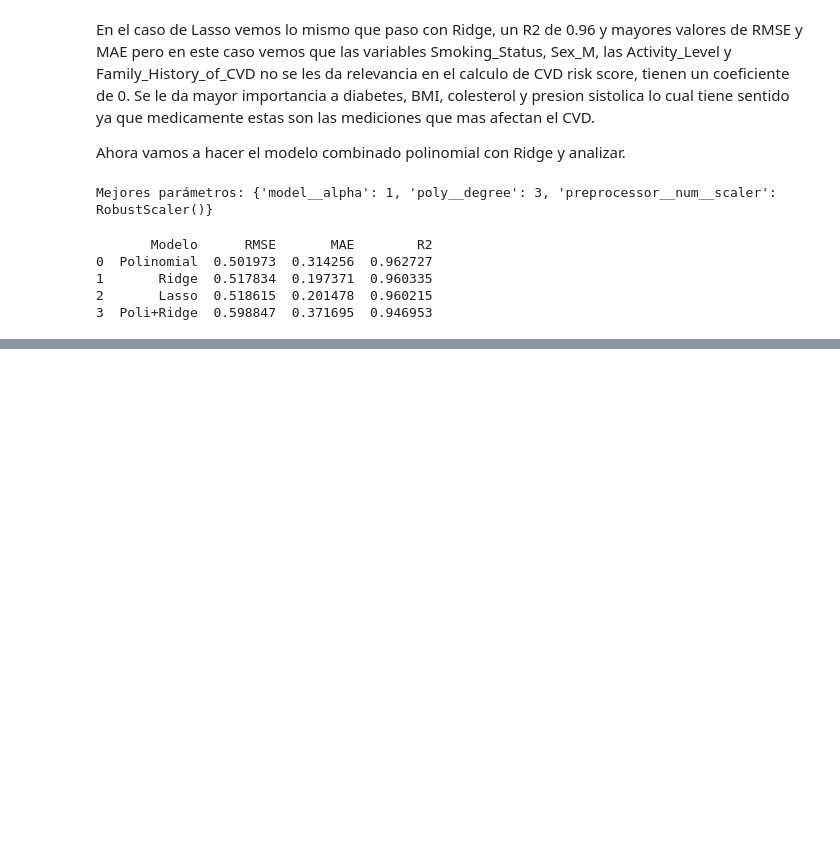
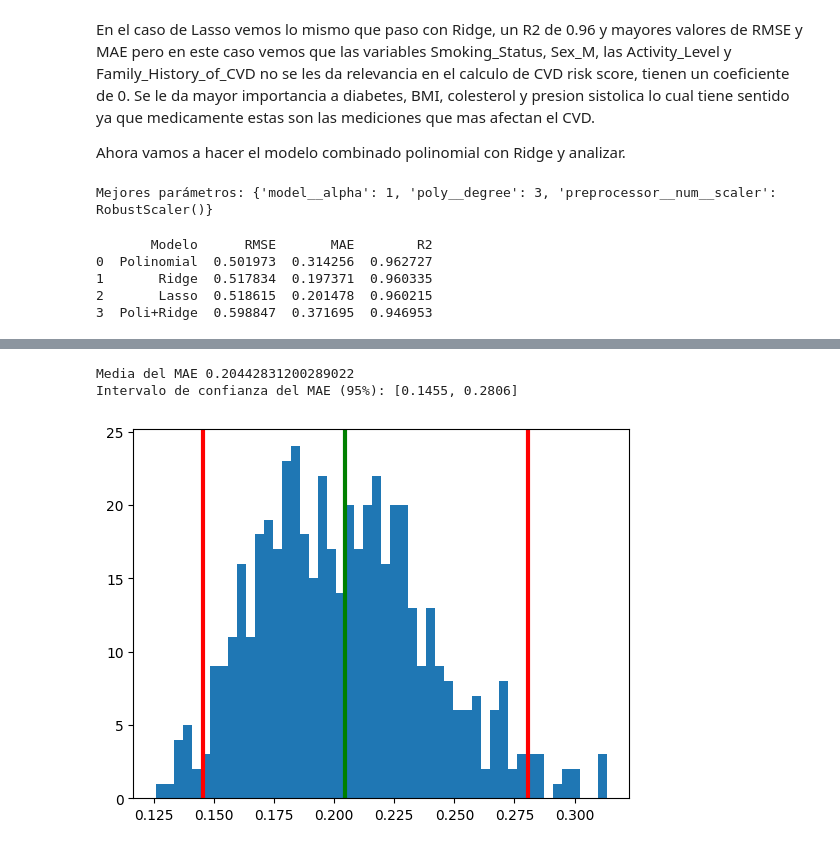
Before and after one commit to Lucasgali03/lab2, a Jupyter notebook: main.ipynb, the cells around one changed output, grey strips where cells are left out. Cells and saved outputs as stored; diff of their text form; code cells hidden in the pictures; blank space fills up the shorter version.

```diff
--- a/main.ipynb
+++ b/main.ipynb
@@ -126,7 +124,7 @@ Ahora con la limpieza de datos ya hecha empezamos a hacer el pipeline para regre
 # %%
 
 
-pipeline_poly = Pipeline([
+pipeline_poli = Pipeline([
     ("dropper", drop_columns_tr),
     ("preprocessor", preprocessor),
     ("poly", PolynomialFeatures(include_bias=False)),
@@ -136,7 +134,7 @@ pipeline_poly = Pipeline([
 
 from sklearn import set_config
 set_config(display="diagram")
-pipeline_poly
+pipeline_poli
 # %% [output]
 Pipeline(steps=[('dropper',
                  FunctionTransformer(func=<function drop_columns at 0x...>)),
@@ -431,0 +476,23 @@ CV RMSE Poly+Ridge: 0.6192343940393765
+# %%
+stats_mae = []
+
+for i in range(500):
+    X_res, y_res = resample(X_test, y_test, replace=True, n_samples=len(X_test))
+    y_pred_res = best_lasso.predict(X_res)
+    stats_mae.append(mean_absolute_error(y_res, y_pred_res))
+
+p_lower_mae = np.percentile(stats_mae, 2.5)
+p_upper_mae = np.percentile(stats_mae, 97.5)
+
+print(f"Media del MAE {np.mean(stats_mae)}")
+print(f"Intervalo de confianza del MAE (95%): [{p_lower_mae:.4f}, {p_upper_mae:.4f}]")
+
+plt.hist(stats_mae, bins=50)
+plt.axvline(p_lower_mae, color='red', linewidth=3)
+plt.axvline(np.mean(stats_mae), color='green', linewidth=3)
+plt.axvline(p_upper_mae, color='red', linewidth=3)
+plt.show()
+# %% [output]
+Media del MAE 0.20442831200289022
+Intervalo de confianza del MAE (95%): [0.1455, 0.2806]
+[figure, added]
```
Also changed, not shown: parts of 15 cells of this notebook.
